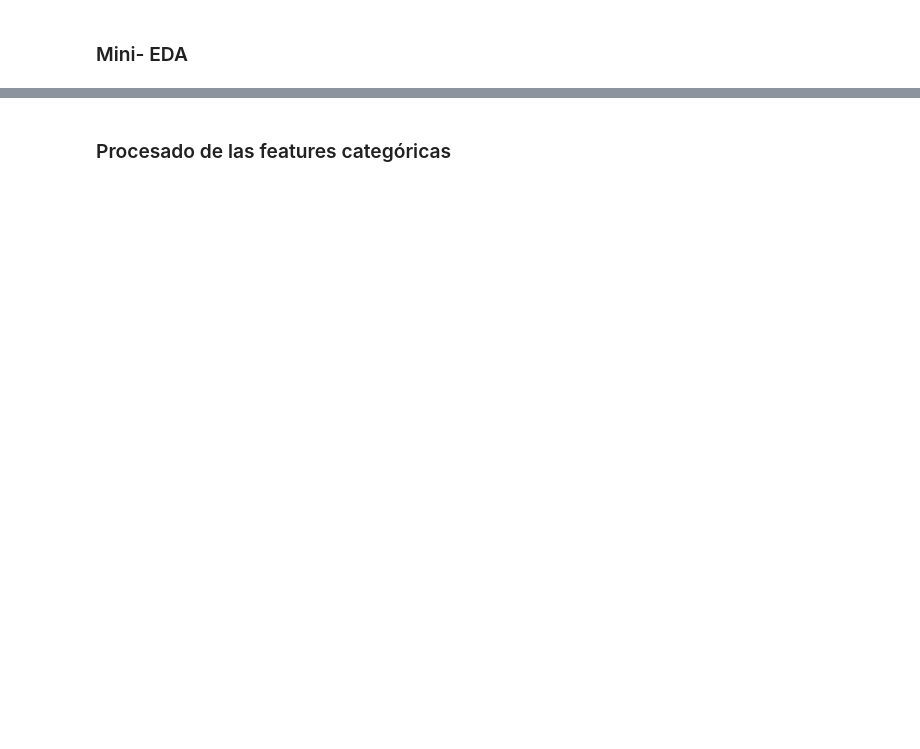
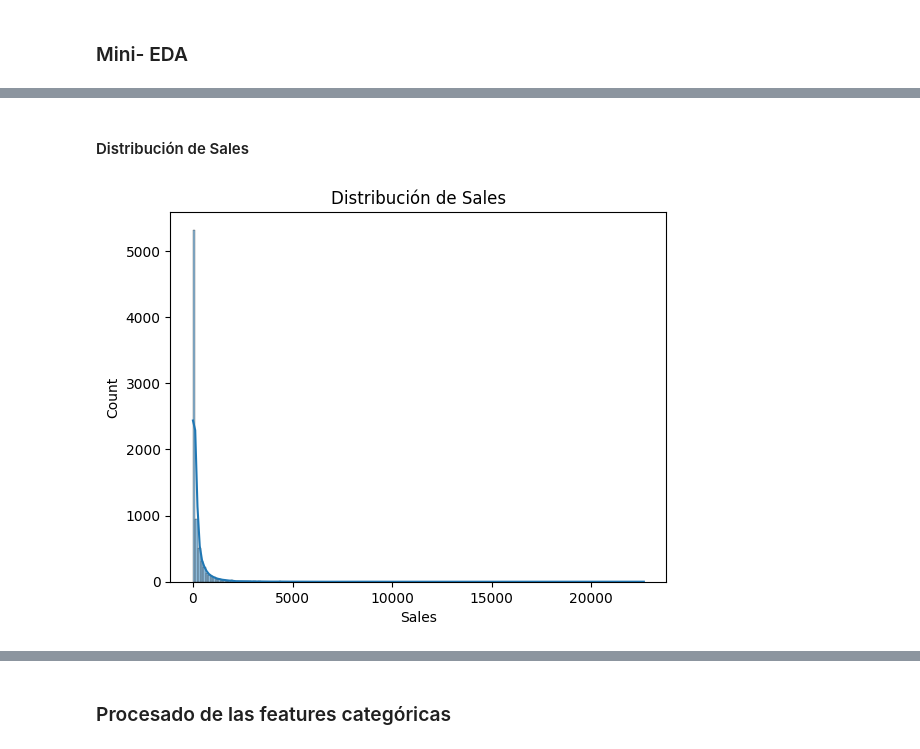
Before and after one commit to asgr29/ML_Product_Profit_Classifier, a Jupyter notebook: src/notebooks/notebook_sucio.ipynb, the cells around one changed output, grey strips where cells are left out. Drawn from its saved outputs; the diff is of its cells as text; code cells hidden in the pictures; blank space fills up the shorter version.

```diff
--- a/src/notebooks/notebook_sucio.ipynb
+++ b/src/notebooks/notebook_sucio.ipynb
@@ -381,0 +472,8 @@ features_num, features_cat
+# %% [markdown]
+#### Distribución de Sales
+# %%
+sns.histplot(X_train["Sales"], kde=True)
+plt.title("Distribución de Sales")
+plt.show()
+# %% [output]
+[figure, added]
```
Also changed, not shown: parts of 36 cells of this notebook.
